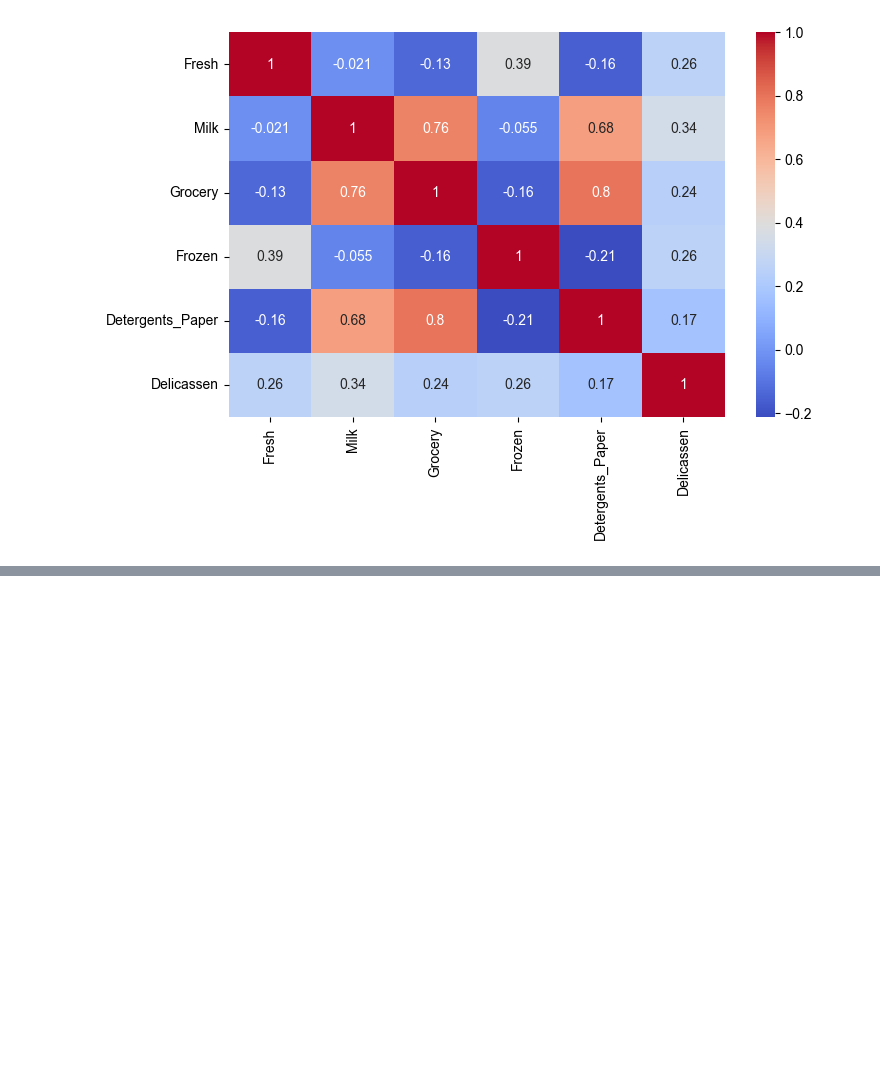
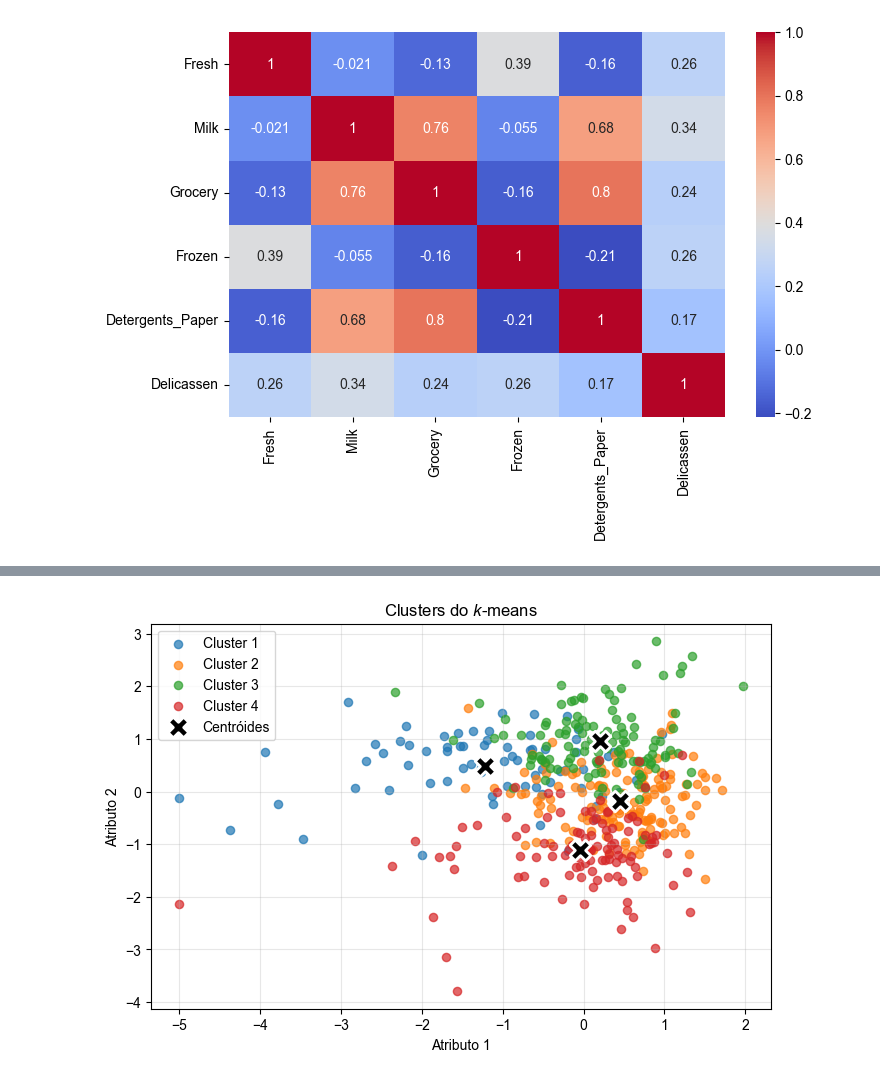
Before and after one commit to DanielNeres/Projeto_Sistemas_Inteligentes, a Jupyter notebook: Unidade_1/problema5.ipynb, the cells around one changed output, grey strips where cells are left out. Cells and saved outputs as stored; diff of their text form; code cells hidden in the pictures; blank space fills up the shorter version.

```diff
--- a/Unidade_1/problema5.ipynb
+++ b/Unidade_1/problema5.ipynb
@@ -212,0 +244,10 @@ plt.show()
+# %%
+modelo_my = KMeans(n_clusters=4, random_state=42, max_iter=100, tol=1e-3, n_init=10)
+rotulos_my = modelo_my.fit_predict(X_lnha)
+
+print(f"Inércia (myKMeans):     {modelo_my.inertia_:.4f}")
+print(f"Iterações (melhor execução): {modelo_my.n_iter_}")
+
+print("\nCentróides (ordenados pelo atributo 1):")
+for c in modelo_my.cluster_centers_[np.argsort(modelo_my.cluster_centers_[:, 0])]:
+    print(f"  ({c[0]:+.4f}, {c[1]:+.4f})")
@@ -212,0 +263,14 @@ plt.show()
+# %%
+for c in range(4):
+    mask = rotulos_my == c
+    plt.scatter(X_lnha[mask, 0], X_lnha[mask, 1], s=35, alpha=0.7, label=f"Cluster {c+1}")
+plt.scatter(modelo_my.cluster_centers_[:, 0], modelo_my.cluster_centers_[:, 1],
+            marker="X", s=220, c="black", edgecolors="white", linewidths=2,
+            label="Centróides", zorder=5)
+plt.title("Clusters do $k$-means")
+plt.xlabel("Atributo 1")
+plt.ylabel("Atributo 2")
+plt.legend()
+plt.grid(alpha=0.3)
+# %% [output]
+[figure, added]
```
Also changed, not shown: parts of 7 cells of this notebook.
